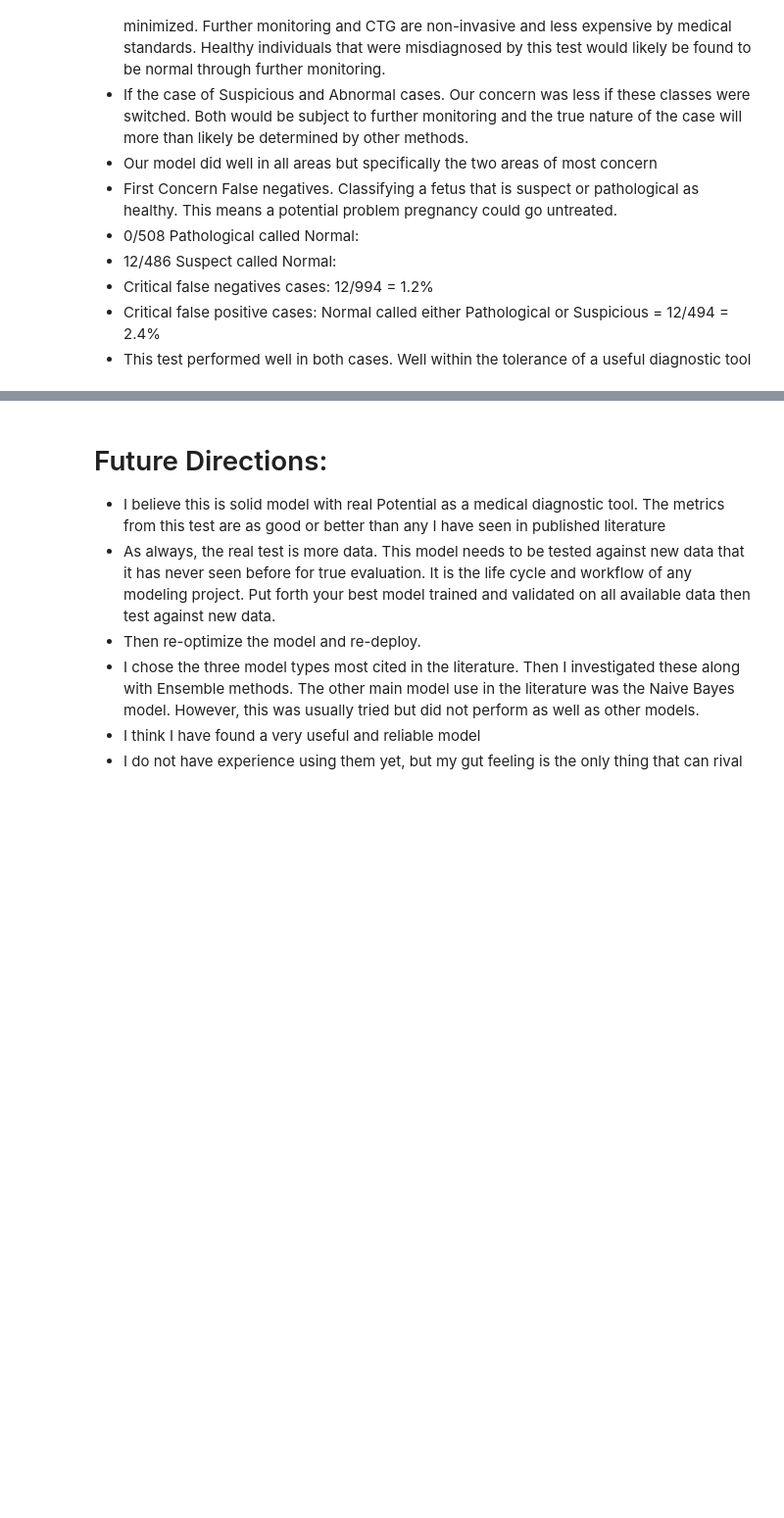
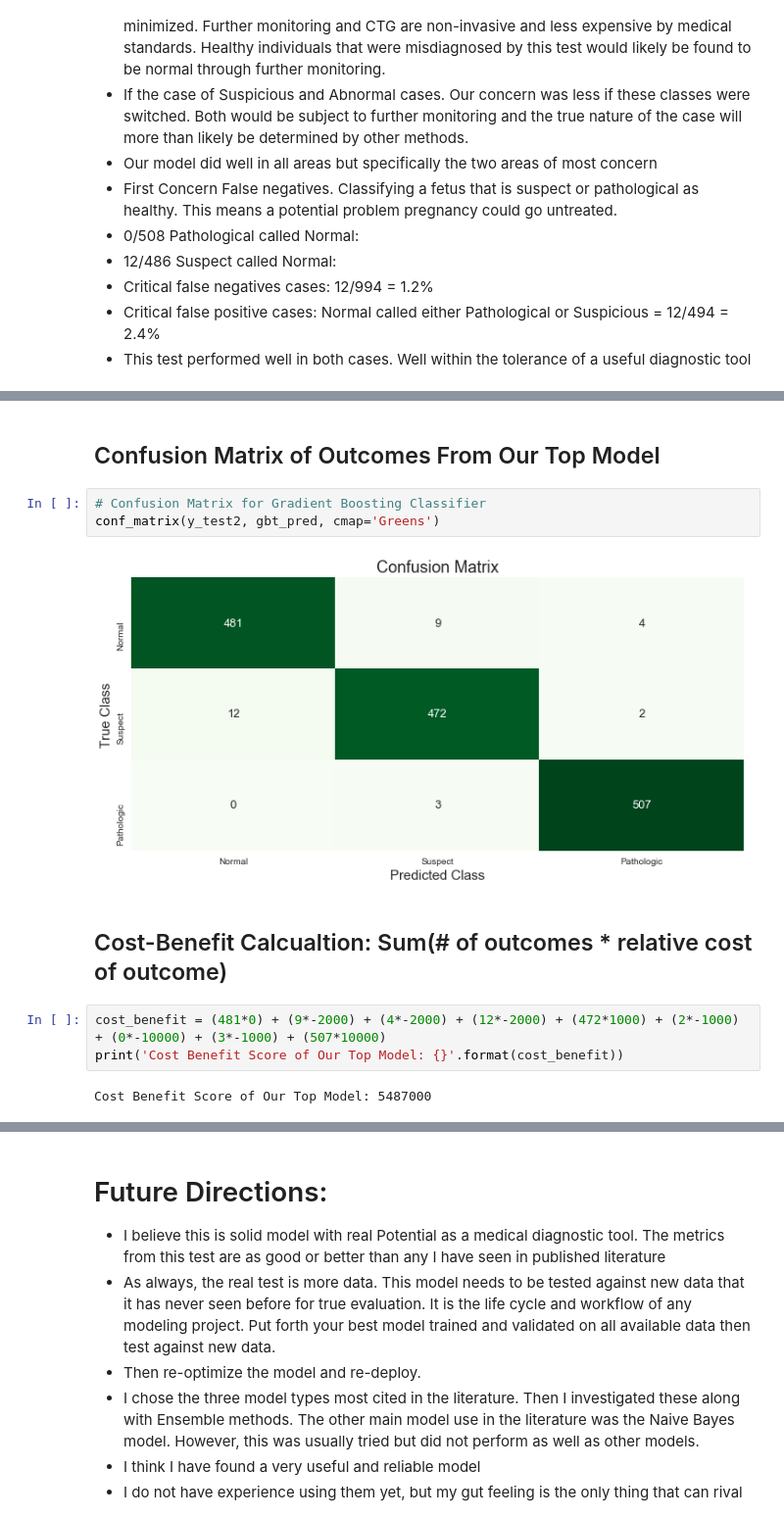
Before and after one commit to Bryan-DiCarlo/MOD-3-Final-Project, a Jupyter notebook: MOD 3 Final Project.ipynb, the cells around one changed output, grey strips where cells are left out. Shown at 98% size. Drawn from its saved outputs; the diff is of its cells as text; blank space fills up the shorter version.

```diff
--- a/MOD 3 Final Project.ipynb
+++ b/MOD 3 Final Project.ipynb
@@ -1065,0 +1075,14 @@ cv_plots(res_a=gbt_cv_results_f, res_b=svm_cv_results_f, descr='F1')
+# %% [markdown]
+## Confusion Matrix of Outcomes From Our Top Model
+# %%
+# Confusion Matrix for Gradient Boosting Classifier
+conf_matrix(y_test2, gbt_pred, cmap='Greens')
+# %% [output]
+[figure, added]
+# %% [markdown]
+## Cost-Benefit Calcualtion: Sum(# of outcomes * relative cost of outcome)
+# %%
+cost_benefit = (481*0) + (9*-2000) + (4*-2000) + (12*-2000) + (472*1000) + (2*-1000) + (0*-10000) + (3*-1000) + (507*10000)
+print('Cost Benefit Score of Our Top Model: {}'.format(cost_benefit))
+# %% [output]
+Cost Benefit Score of Our Top Model: 5487000
```
Also changed, not shown: parts of 3 cells of this notebook.
